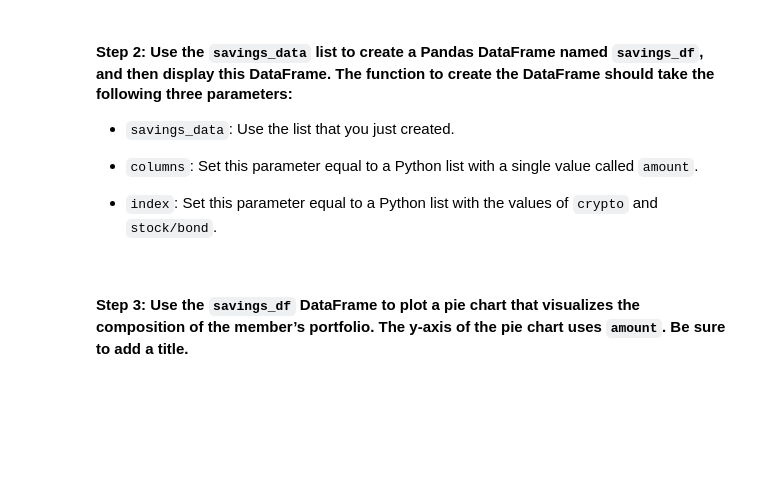
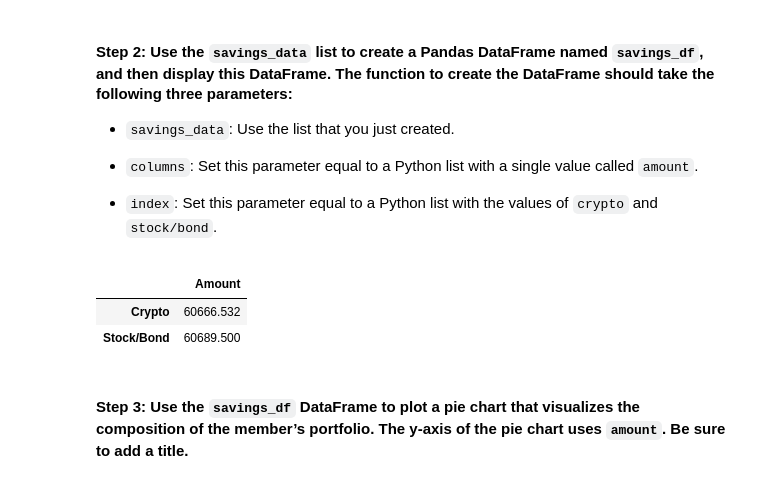
Before and after one commit to kian48/fintechchalleng5, a Jupyter notebook: Starter_Code-6/financial_planning_tools.ipynb, the cells around one changed output. Cells and saved outputs as stored; diff of their text form; code cells hidden in the pictures; blank space fills up the shorter version.

Commit message:
savings data frame

```diff
--- a/Starter_Code-6/financial_planning_tools.ipynb
+++ b/Starter_Code-6/financial_planning_tools.ipynb
@@ -266,6 +268,6 @@ agg_value = agg_shares * agg_close_price
 # %%
 # Calculate the current value of the stock portion of the portfolio
-spy_value = # YOUR CODE HERE
+spy_value = spy_shares * spy_close_price
 
 # Print the current value of the stock portfolio
-# YOUR CODE HERE
+print(spy_value)
@@ -272,6 +276,5 @@ spy_value = # YOUR CODE HERE
 # %%
 # Calculate the total value of the stock and bond portion of the portfolio
-total_stocks_bonds = # YOUR CODE HERE
-
+total_stocks_bonds = agg_value + spy_value
 # Print the current balance of the stock and bond portion of the portfolio
-# YOUR CODE HERE
+print(total_stocks_bonds)
@@ -314,7 +321,6 @@ In this section, you’ll use the valuations for the cryptocurrency wallet and f
 #### Step 1: Create a Python list named `savings_data` that has two elements. The first element contains the total value of the cryptocurrency wallet. The second element contains the total value of the stock and bond portions of the portfolio.
 # %%
 # Consolidate financial assets data into a Python list
-# YOUR CODE HERE
-
+savings_data = [total_crypto_wallet, total_stocks_bonds]
 # Review the Python list savings_data
-# YOUR CODE HERE
+savings_data
@@ -328,10 +336,14 @@ In this section, you’ll use the valuations for the cryptocurrency wallet and f
 - `index`: Set this parameter equal to a Python list with the values of `crypto` and `stock/bond`.
 # %%
 # Create a Pandas DataFrame called savings_df
-# YOUR CODE HERE
+savings_df = pd.DataFrame(savings_data, columns=['Amount'], index=['Crypto', 'Stock/Bond'])
 
 # Display the savings_df DataFrame
-# YOUR CODE HERE
+savings_df
+# %% [output]
+|  | Amount |
+| Crypto | 60666.532 |
+| Stock/Bond | 60689.500 |
 # %% [markdown]
 #### Step 3: Use the `savings_df` DataFrame to plot a pie chart that visualizes the composition of the member’s portfolio. The y-axis of the pie chart uses `amount`. Be sure to add a title.
 # %%
```
Also changed, not shown: parts of 5 cells of this notebook.
